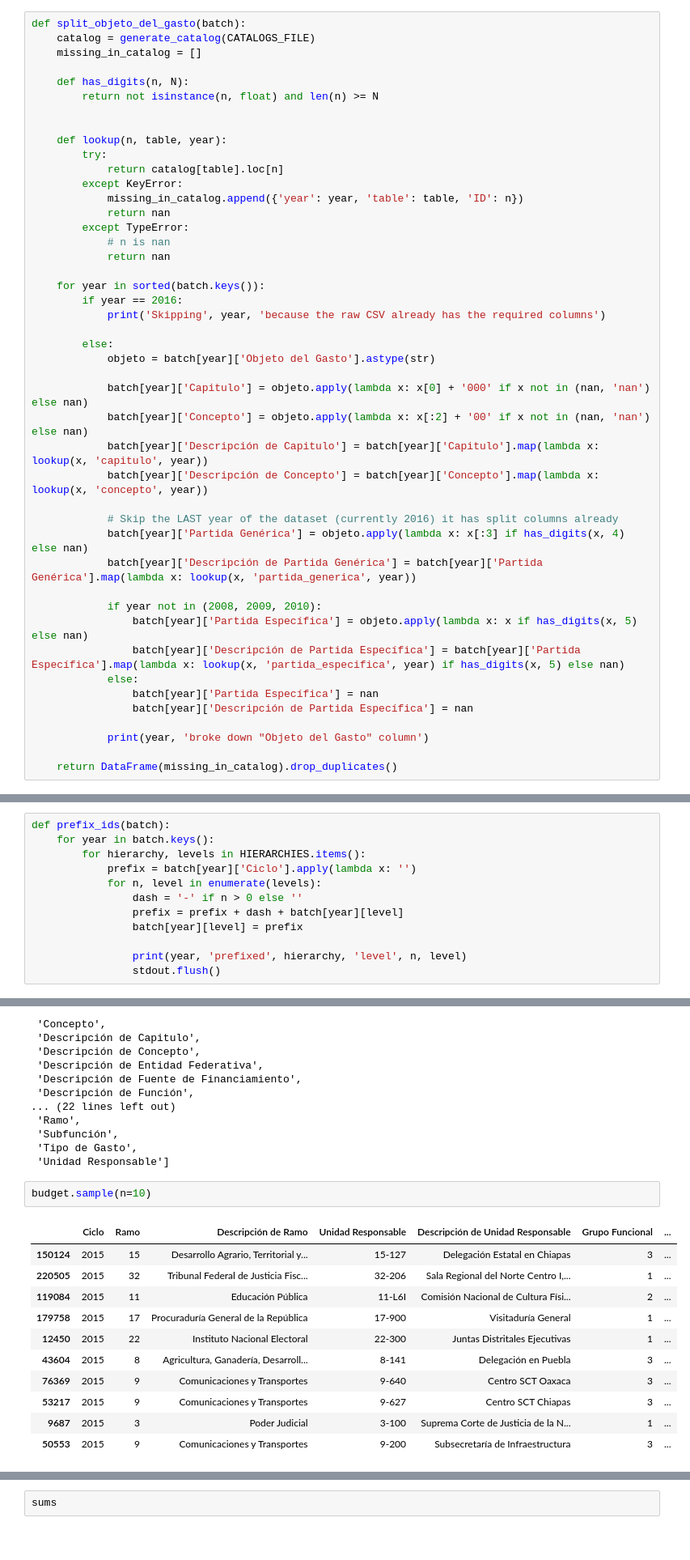
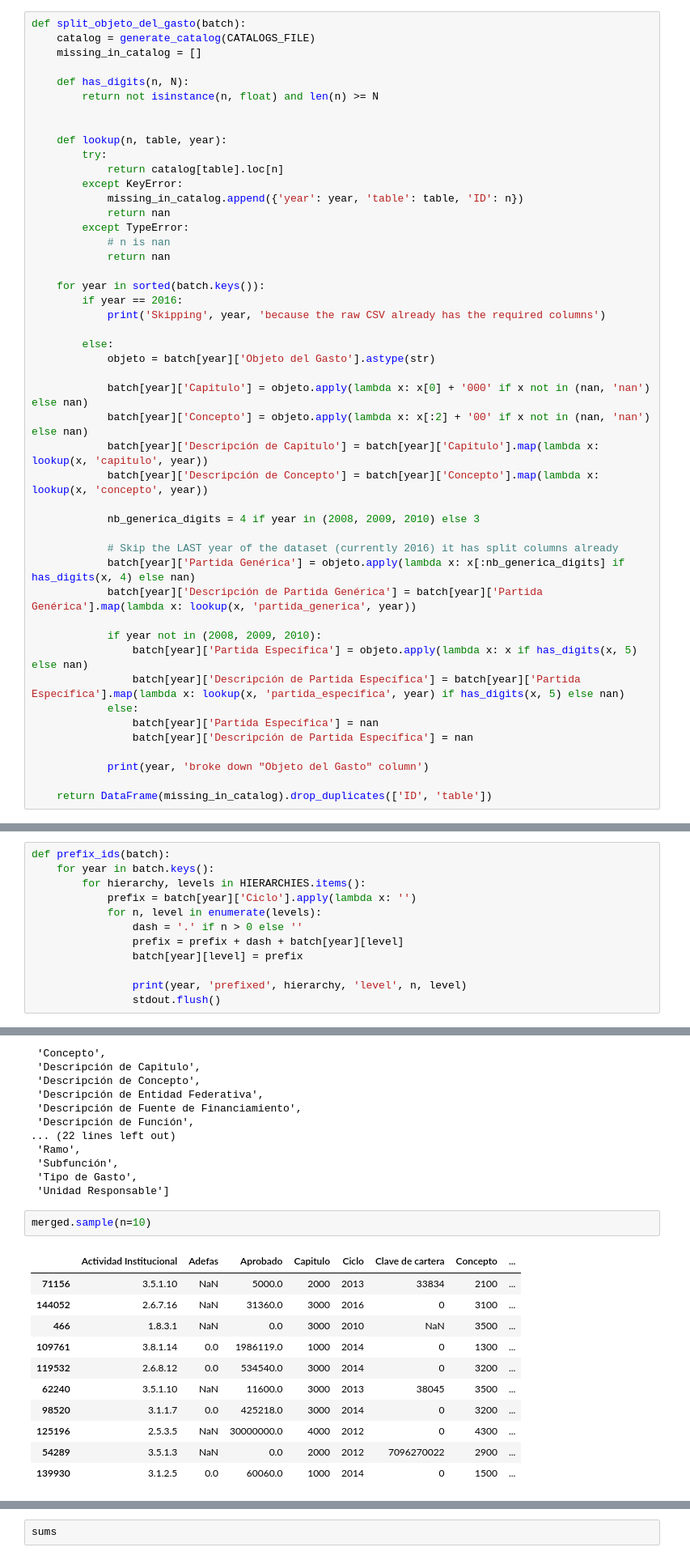
Before and after one commit to os-data/mexican-federal-budget, a Jupyter notebook: pipeline.ipynb, the cells around one changed output, grey strips where cells are left out. Shown at 81% size. Saved outputs shown, nothing was run; the diff lists cells and outputs as text.

Commit message:
Fix partida generica 2010: now 4 digits.

```diff
--- a/pipeline.ipynb
+++ b/pipeline.ipynb
@@ -455,20 +455,22 @@ def split_objeto_del_gasto(batch):
             batch[year]['Descripción de Capitulo'] = batch[year]['Capitulo'].map(lambda x: lookup(x, 'capitulo', year))
             batch[year]['Descripción de Concepto'] = batch[year]['Concepto'].map(lambda x: lookup(x, 'concepto', year))
 
+            nb_generica_digits = 4 if year in (2008, 2009, 2010) else 3
+
             # Skip the LAST year of the dataset (currently 2016) it has split columns already
-            batch[year]['Partida Genérica'] = objeto.apply(lambda x: x[:3] if has_digits(x, 4) else nan)
+            batch[year]['Partida Genérica'] = objeto.apply(lambda x: x[:nb_generica_digits] if has_digits(x, 4) else nan)
             batch[year]['Descripción de Partida Genérica'] = batch[year]['Partida Genérica'].map(lambda x: lookup(x, 'partida_generica', year))
 
             if year not in (2008, 2009, 2010):
                 batch[year]['Partida Específica'] = objeto.apply(lambda x: x if has_digits(x, 5) else nan)
-                batch[year]['Descripción de Partida Específica'] = batch[year]['Partida Específica'].map(lambda x: lookup(x, 'partida_especifica', year) if has_digits(x, 5) else nan)
+                batch[year]['Descripción de Partida Específica'] = batch[year]['Partida Específica'].map(lambda x: lookup(x, 'partida_específica', year) if has_digits(x, 5) else nan)
             else:
                 batch[year]['Partida Específica'] = nan
                 batch[year]['Descripción de Partida Específica'] = nan
 
             print(year, 'broke down "Objeto del Gasto" column')
 
-    return DataFrame(missing_in_catalog).drop_duplicates()
+    return DataFrame(missing_in_catalog).drop_duplicates(['ID', 'table'])
 # %% [markdown]
 ## Prefix IDs
 Disambiguating sub-categories may require prefixing their IDs with their parents' IDs.
@@ -478,7 +480,7 @@ def prefix_ids(batch):
         for hierarchy, levels in HIERARCHIES.items():
             prefix = batch[year]['Ciclo'].apply(lambda x: '')
             for n, level in enumerate(levels):
-                dash = '-' if n > 0 else ''
+                dash = '.' if n > 0 else ''
                 prefix = prefix + dash + batch[year][level]
                 batch[year][level] = prefix
 
@@ -641,16 +643,16 @@ sorted(list(budget.columns))
  'Tipo de Gasto',
  'Unidad Responsable']
 # %%
-budget.sample(n=10)
+merged.sample(n=10)
 # %% [output]
-|  | Ciclo | Ramo | Descripción de Ramo | Unidad Responsable | Descripción de Unidad Responsable | Grupo Funcional | ... |
-| 150124 | 2015 | 15 | Desarrollo Agrario, Territorial y... | 15-127 | Delegación Estatal en Chiapas | 3 | ... |
-| 220505 | 2015 | 32 | Tribunal Federal de Justicia Fisc... | 32-206 | Sala Regional del Norte Centro I,... | 1 | ... |
-| 119084 | 2015 | 11 | Educación Pública | 11-L6I | Comisión Nacional de Cultura Físi... | 2 | ... |
-| 179758 | 2015 | 17 | Procuraduría General de la República | 17-900 | Visitaduría General | 1 | ... |
-| 12450 | 2015 | 22 | Instituto Nacional Electoral | 22-300 | Juntas Distritales Ejecutivas | 1 | ... |
-| 43604 | 2015 | 8 | Agricultura, Ganadería, Desarroll... | 8-141 | Delegación en Puebla | 3 | ... |
-| 76369 | 2015 | 9 | Comunicaciones y Transportes | 9-640 | Centro SCT Oaxaca | 3 | ... |
-| 53217 | 2015 | 9 | Comunicaciones y Transportes | 9-627 | Centro SCT Chiapas | 3 | ... |
-| 9687 | 2015 | 3 | Poder Judicial | 3-100 | Suprema Corte de Justicia de la N... | 1 | ... |
-| 50553 | 2015 | 9 | Comunicaciones y Transportes | 9-200 | Subsecretaría de Infraestructura | 3 | ... |
+|  | Actividad Institucional | Adefas | Aprobado | Capitulo | Ciclo | Clave de cartera | Concepto | ... |
+| 71156 | 3.5.1.10 | NaN | 5000.0 | 2000 | 2013 | 33834 | 2100 | ... |
+| 144052 | 2.6.7.16 | NaN | 31360.0 | 3000 | 2016 | 0 | 3100 | ... |
+| 466 | 1.8.3.1 | NaN | 0.0 | 3000 | 2010 | NaN | 3500 | ... |
+| 109761 | 3.8.1.14 | 0.0 | 1986119.0 | 1000 | 2014 | 0 | 1300 | ... |
+| 119532 | 2.6.8.12 | 0.0 | 534540.0 | 3000 | 2014 | 0 | 3200 | ... |
+| 62240 | 3.5.1.10 | NaN | 11600.0 | 3000 | 2013 | 38045 | 3500 | ... |
+| 98520 | 3.1.1.7 | 0.0 | 425218.0 | 3000 | 2014 | 0 | 3200 | ... |
+| 125196 | 2.5.3.5 | NaN | 30000000.0 | 4000 | 2012 | 0 | 4300 | ... |
+| 54289 | 3.5.1.3 | NaN | 0.0 | 2000 | 2012 | 7096270022 | 2900 | ... |
+| 139930 | 3.1.2.5 | 0.0 | 60060.0 | 1000 | 2014 | 0 | 1500 | ... |
```
Also changed, not shown: parts of 16 cells of this notebook, 6 other files.
